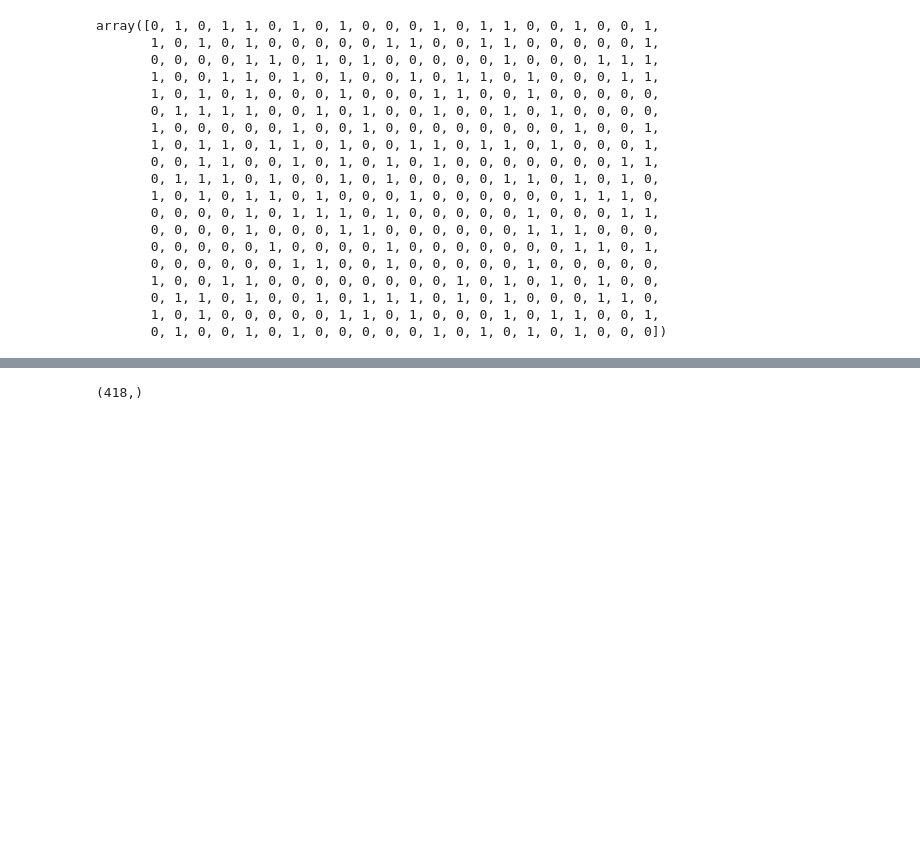
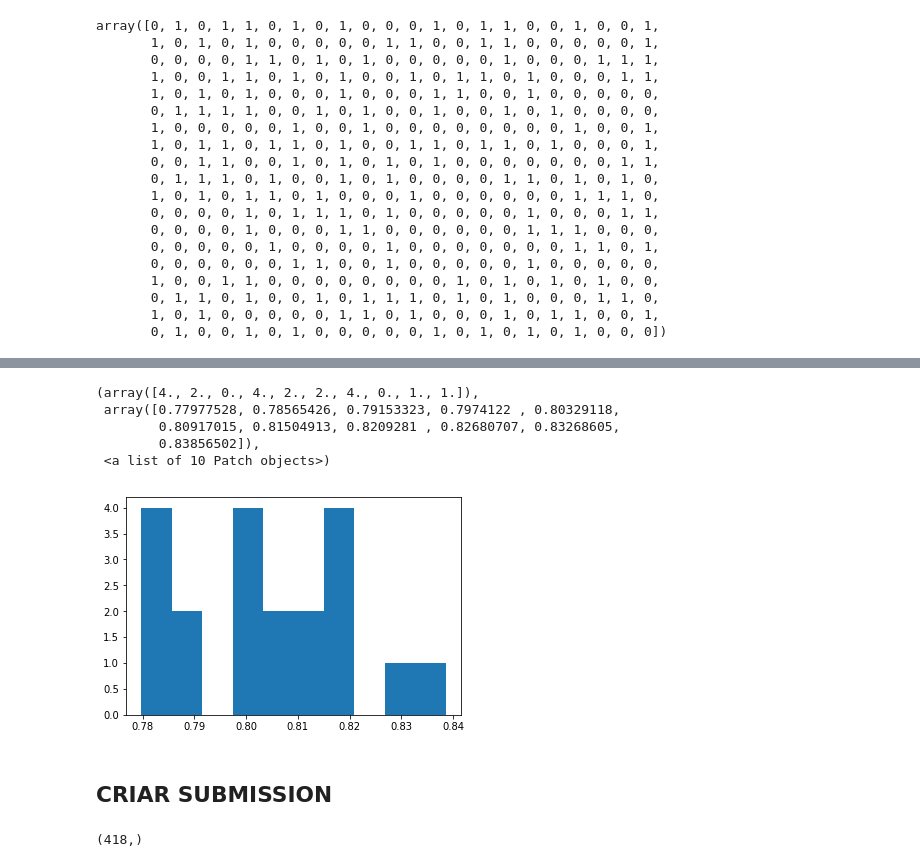
Before and after one commit to AlestanAlves/TitanicMachineLearning, a Jupyter notebook: train.first.solution.ipynb, the cells around one changed output, grey strips where cells are left out. Saved outputs shown, nothing was run; the diff lists cells and outputs as text; code cells hidden in the pictures; blank space fills up the shorter version.

```diff
--- a/train.first.solution.ipynb
+++ b/train.first.solution.ipynb
@@ -237,0 +317,27 @@ test.head()
+# %%
+variables = ['Sex_binario', 'Age', 'Pclass', 'SibSp', 'Parch', 'Fare']
+# %%
+X = train[variables].fillna(-1)
+y = train['Survived']
+# %%
+resultados = []
+kf = RepeatedKFold(n_splits=2, n_repeats=10, random_state=10)
+for linhas_treino, linhas_valid in kf.split(X):
+    print('Treino', linhas_treino.shape[0])
+    print('Valid', linhas_valid.shape[0])
+    print()
+
+    X_treino, X_valid = X.iloc[linhas_treino], X.iloc[linhas_valid]
+    y_treino, y_valid = y.iloc[linhas_treino], y.iloc[linhas_valid]
+
+    model = RandomForestClassifier(n_estimators=100, n_jobs=-1, random_state=0)
+    model.fit(X_treino, y_treino)
+
+    p = model.predict(X_valid)
+    acc = np.mean(y_valid == p)
+    resultados.append(acc)
+    print('ACC:', acc)
+    print()
+
+    #print(X_treino.head())
+    #print()
@@ -238,3 +362,14 @@ test.head()
+# %%
+pylab.hist(resultados)
+# %% [output]
+(array([4., 2., 0., 4., 2., 2., 4., 0., 1., 1.]),
+ array([0.77977528, 0.78565426, 0.79153323, 0.7974122 , 0.80329118,
+        0.80917015, 0.81504913, 0.8209281 , 0.82680707, 0.83268605,
+        0.83856502]),
+ <a list of 10 Patch objects>)
+[figure, added]
+# %% [markdown]
+## CRIAR SUBMISSION
 # %%
 sub = pd.Series(p, index=test['PassengerId'],name='Survived')
 sub.shape
```
Also changed, not shown: parts of 17 cells of this notebook.
